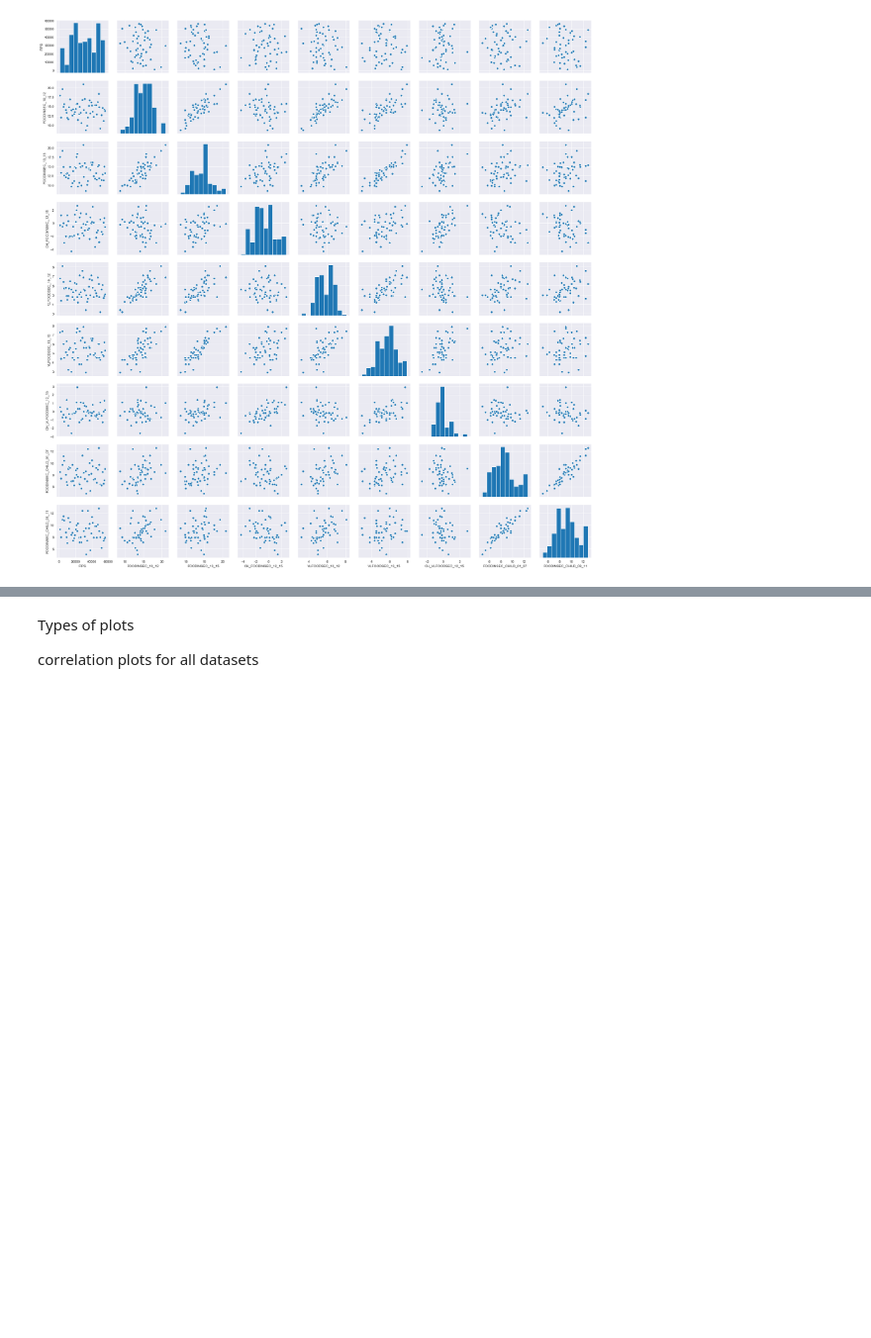
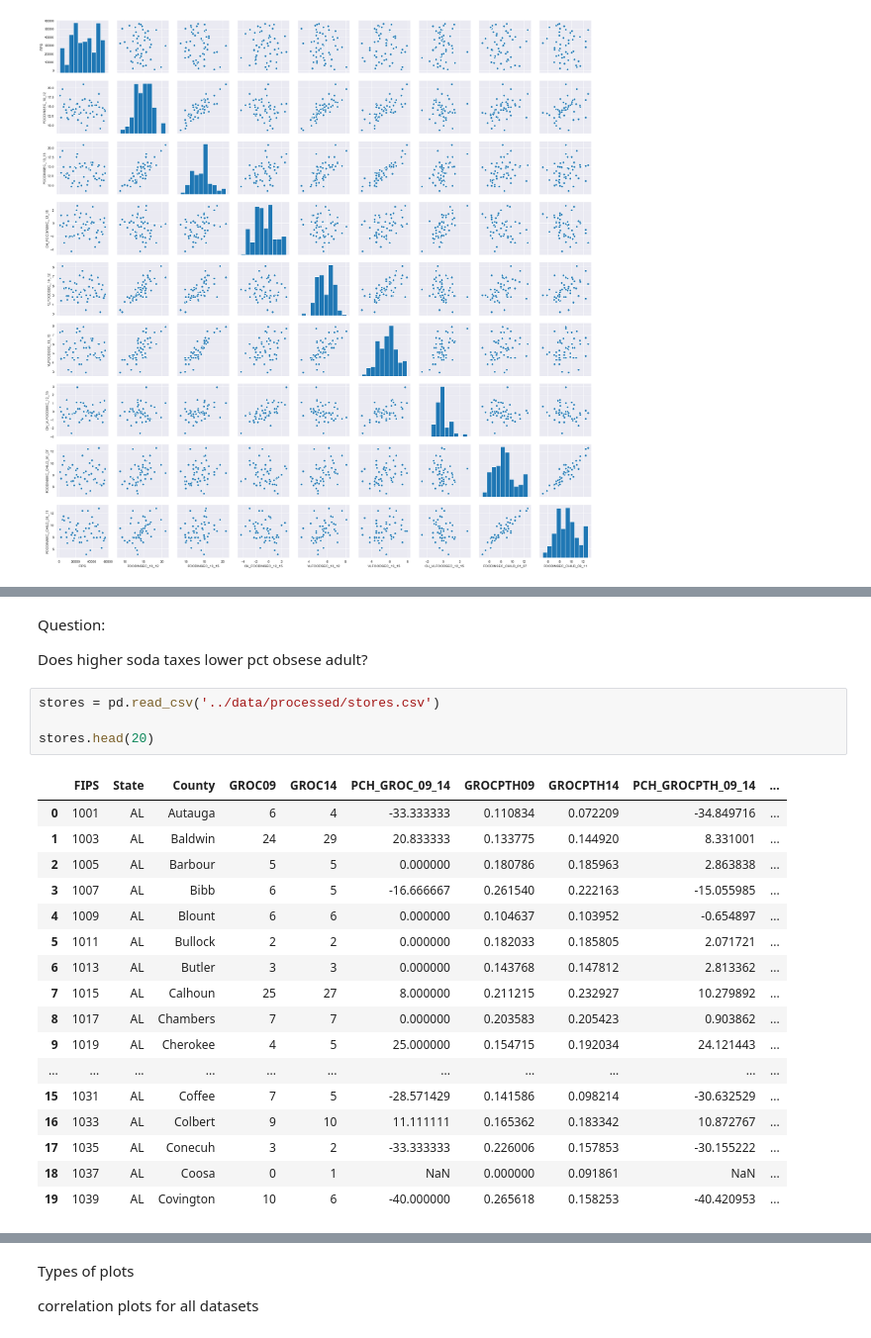
Before and after one commit to chriscross00/projects, a Jupyter notebook: food_security/notebooks/eda.ipynb, the cells around one changed output, grey strips where cells are left out. Shown: that part at 99% size. Saved outputs shown, nothing was run; the diff lists cells and outputs as text; blank space fills up the shorter version.

```diff
--- a/food_security/notebooks/eda.ipynb
+++ b/food_security/notebooks/eda.ipynb
@@ -143,0 +181,26 @@ sns.pairplot(insecurity)
+# %% [markdown]
+Question:
+
+Does higher soda taxes lower pct obsese adult?
+# %%
+stores = pd.read_csv('../data/processed/stores.csv')
+
+stores.head(20)
+# %% [output]
+|  | FIPS | State | County | GROC09 | GROC14 | PCH_GROC_09_14 | GROCPTH09 | GROCPTH14 | PCH_GROCPTH_09_14 | ... |
+| 0 | 1001 | AL | Autauga | 6 | 4 | -33.333333 | 0.110834 | 0.072209 | -34.849716 | ... |
+| 1 | 1003 | AL | Baldwin | 24 | 29 | 20.833333 | 0.133775 | 0.144920 | 8.331001 | ... |
+| 2 | 1005 | AL | Barbour | 5 | 5 | 0.000000 | 0.180786 | 0.185963 | 2.863838 | ... |
+| 3 | 1007 | AL | Bibb | 6 | 5 | -16.666667 | 0.261540 | 0.222163 | -15.055985 | ... |
+| 4 | 1009 | AL | Blount | 6 | 6 | 0.000000 | 0.104637 | 0.103952 | -0.654897 | ... |
+| 5 | 1011 | AL | Bullock | 2 | 2 | 0.000000 | 0.182033 | 0.185805 | 2.071721 | ... |
+| 6 | 1013 | AL | Butler | 3 | 3 | 0.000000 | 0.143768 | 0.147812 | 2.813362 | ... |
+| 7 | 1015 | AL | Calhoun | 25 | 27 | 8.000000 | 0.211215 | 0.232927 | 10.279892 | ... |
+| 8 | 1017 | AL | Chambers | 7 | 7 | 0.000000 | 0.203583 | 0.205423 | 0.903862 | ... |
+| 9 | 1019 | AL | Cherokee | 4 | 5 | 25.000000 | 0.154715 | 0.192034 | 24.121443 | ... |
+| ... | ... | ... | ... | ... | ... | ... | ... | ... | ... | ... |
+| 15 | 1031 | AL | Coffee | 7 | 5 | -28.571429 | 0.141586 | 0.098214 | -30.632529 | ... |
+| 16 | 1033 | AL | Colbert | 9 | 10 | 11.111111 | 0.165362 | 0.183342 | 10.872767 | ... |
+| 17 | 1035 | AL | Conecuh | 3 | 2 | -33.333333 | 0.226006 | 0.157853 | -30.155222 | ... |
+| 18 | 1037 | AL | Coosa | 0 | 1 | NaN | 0.000000 | 0.091861 | NaN | ... |
+| 19 | 1039 | AL | Covington | 10 | 6 | -40.000000 | 0.265618 | 0.158253 | -40.420953 | ... |
```
Also changed, not shown: parts of 6 cells of this notebook, 2 other files.
